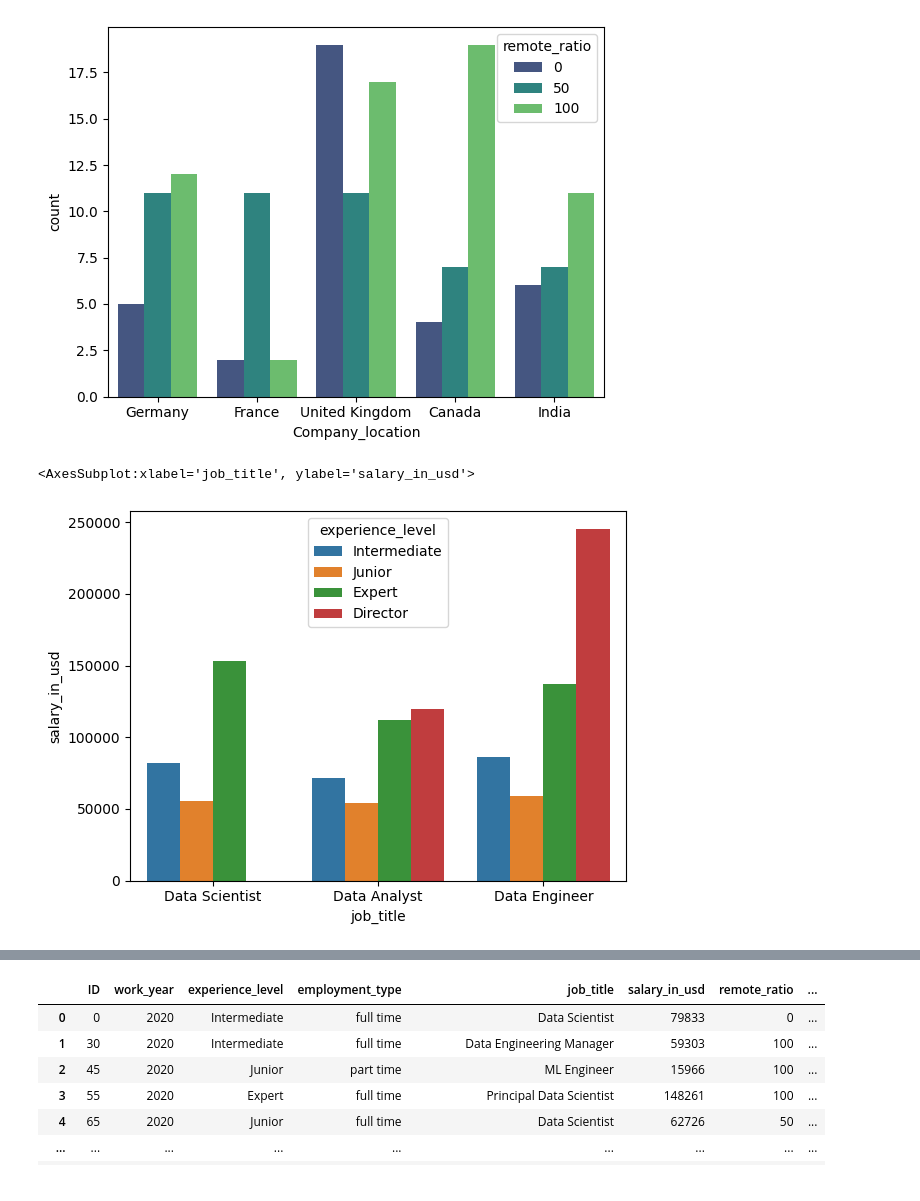
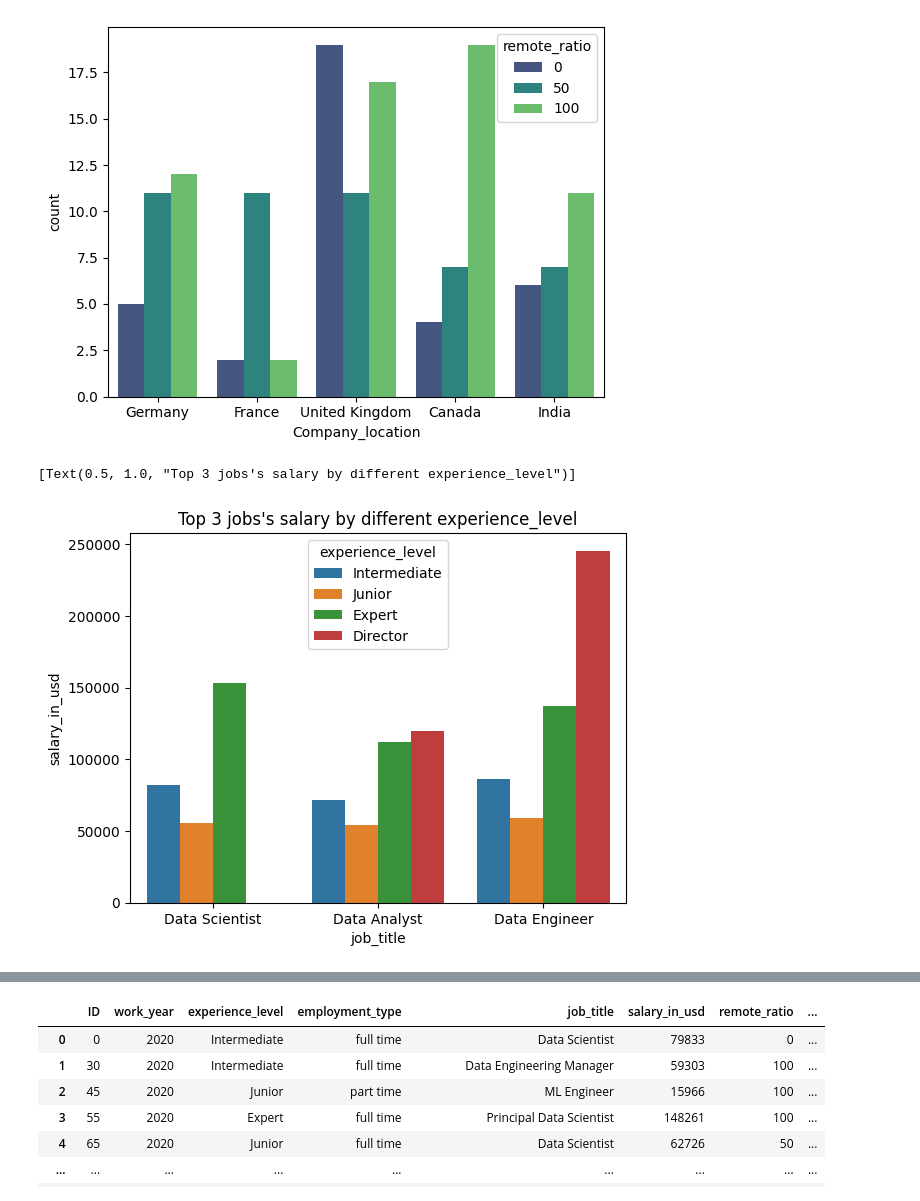
Before and after one commit to TristanLeMoyec/Salaires_EDA, a Jupyter notebook: EDA_salary.ipynb, the cells around one changed output, grey strips where cells are left out. Saved outputs shown, nothing was run; the diff lists cells and outputs as text; code cells hidden in the pictures.

```diff
--- a/EDA_salary.ipynb
+++ b/EDA_salary.ipynb
@@ -235,9 +233,9 @@ sns.countplot(data=df_top5_compagny, x="Company_location", hue="remote_ratio", p
 [figure]
 # %%
 # Top 3 metiers en fonction du nombre de different experience_level
-sns.barplot(data=df_top3, x="job_title", y="salary_in_usd", hue="experience_level", ci=None)
+sns.barplot(data=df_top3, x="job_title", y="salary_in_usd", hue="experience_level", ci=None).set(title="Top 3 jobs's salary by different experience_level")
 # %% [output]
-<AxesSubplot:xlabel='job_title', ylabel='salary_in_usd'>
+[Text(0.5, 1.0, "Top 3 jobs's salary by different experience_level")]
-[figure, old version]
+[figure, new version]
 # %%
 # Salaires en fonction du top 3 métiers
```
Also changed, not shown: parts of 16 cells of this notebook.
